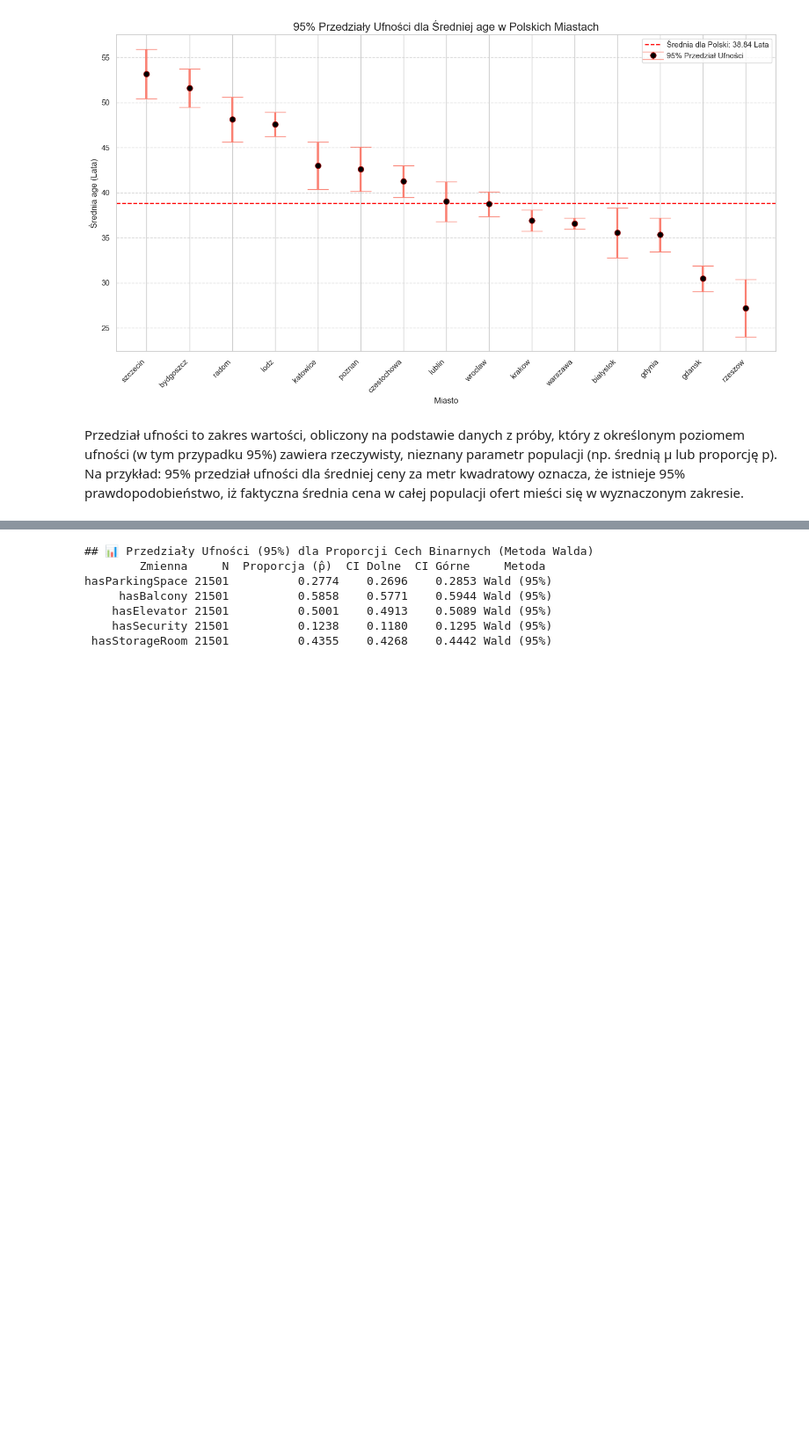
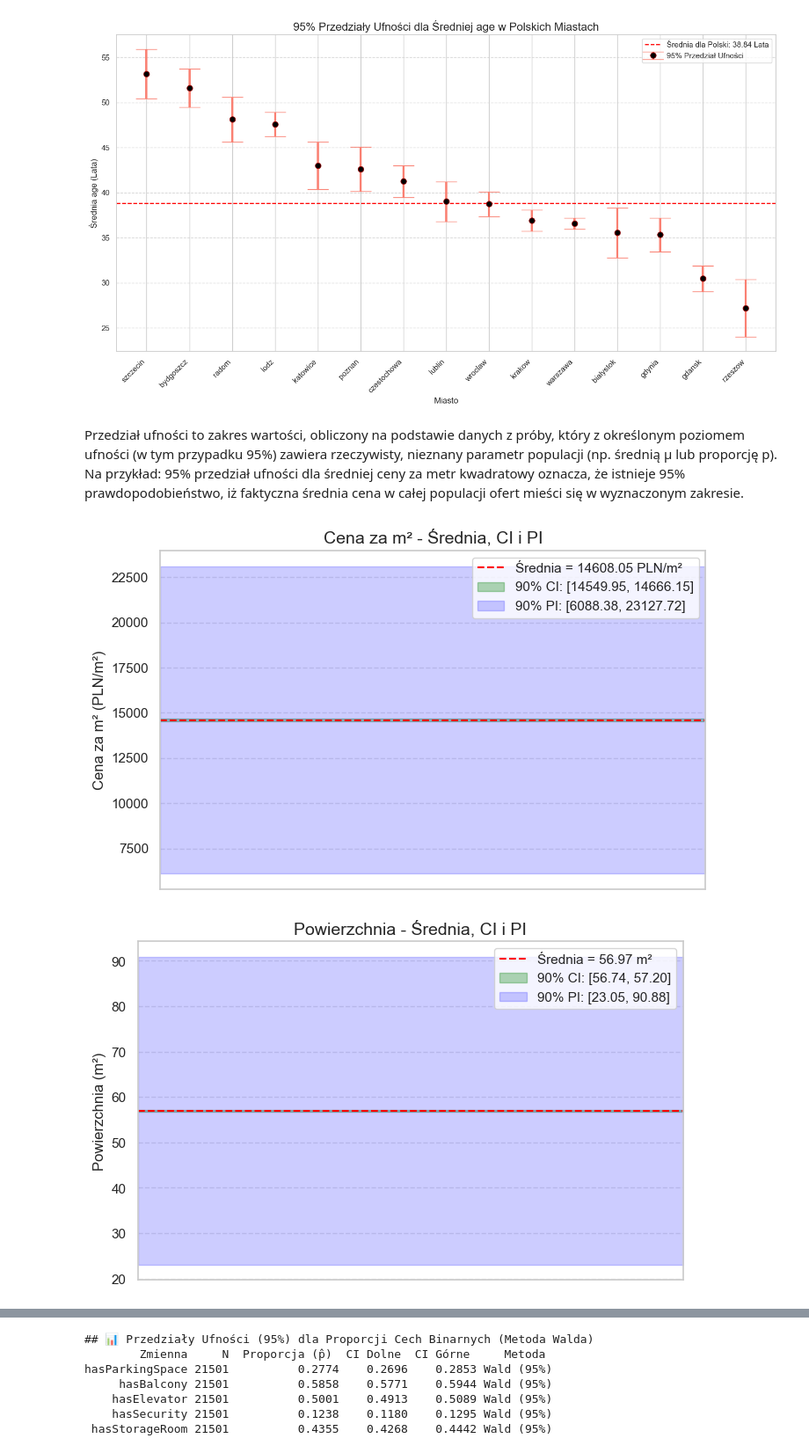
Before and after one commit to majadoris778/Analiza-Danych-R-i-Python-Grupa-Wsparcie-Projektowe, a Jupyter notebook: Projekt.ipynb, the cells around one changed output, grey strips where cells are left out. Shown at 88% size. Saved outputs shown, nothing was run; the diff lists cells and outputs as text; code cells hidden in the pictures; blank space fills up the shorter version.

```diff
--- a/Projekt.ipynb
+++ b/Projekt.ipynb
@@ -1249,3 +1253,50 @@ else:
 [figure]
 # %% [markdown]
 Przedział ufności to zakres wartości, obliczony na podstawie danych z próby, który z określonym poziomem ufności (w tym przypadku 95%) zawiera rzeczywisty, nieznany parametr populacji (np. średnią μ lub proporcję p). Na przykład: 95% przedział ufności dla średniej ceny za metr kwadratowy oznacza, że istnieje 95% prawdopodobieństwo, iż faktyczna średnia cena w całej populacji ofert mieści się w wyznaczonym zakresie.
+# %%
+# -----------------------------
+# 5. Globalny Przedział Ufności i Przedział Predykcji dla Średniej Ceny za M2, powierzchnia i odległość od centrum
+# -----------------------------
+import numpy as np
+import scipy.stats as stats
+import matplotlib.pyplot as plt
+
+# Funkcja do rysowania wykresu z CI i PI
+def plot_ci_pi(data, variable_name, unit_label, confidence_level=0.9):
+    data = data.dropna()
+    n = len(data)
+    mean = data.mean()
+    std = data.std(ddof=1)
+
+    alpha = 1 - confidence_level
+    t_crit = stats.t.ppf(1 - alpha/2, df=n-1)
+
+    # Przedział ufności dla średniej
+    ci_lower = mean - t_crit * std / np.sqrt(n)
+    ci_upper = mean + t_crit * std / np.sqrt(n)
+
+    # Przedział predykcji dla pojedynczej obserwacji
+    pi_lower = mean - t_crit * std * np.sqrt(1 + 1/n)
+    pi_upper = mean + t_crit * std * np.sqrt(1 + 1/n)
+
+    # Wykres
+    plt.figure(figsize=(8, 5))
+    plt.axhline(mean, color='red', linestyle='--', label=f'Średnia = {mean:.2f} {unit_label}')
+    plt.fill_between([0,1], ci_lower, ci_upper, color='green', alpha=0.3, label=f'90% CI: [{ci_lower:.2f}, {ci_upper:.2f}]')
+    plt.fill_between([0,1], pi_lower, pi_upper, color='blue', alpha=0.2, label=f'90% PI: [{pi_lower:.2f}, {pi_upper:.2f}]')
+
+    plt.title(f'{variable_name} - Średnia, CI i PI', fontsize=14)
+    plt.xlim(0, 1)
+    plt.ylabel(f'{variable_name} ({unit_label})')
+    plt.xticks([])
+    plt.legend()
+    plt.grid(axis='y', linestyle='--', alpha=0.5)
+    plt.show()
+
+# Wywołanie funkcji dla trzech zmiennych
+plot_ci_pi(df['pricePerM2'], 'Cena za m²', 'PLN/m²')
+plot_ci_pi(df['squareMeters'], 'Powierzchnia', 'm²')
+plot_ci_pi(df['centreDistance'], 'Odległość od centrum', 'km')
+# %% [output]
+[figure, added]
+[figure, added]
```
Also changed, not shown: parts of 23 cells of this notebook.
